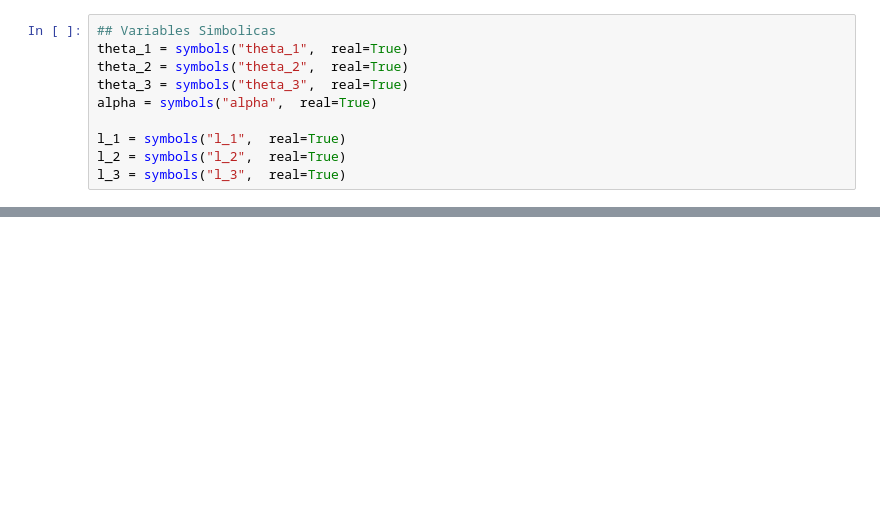
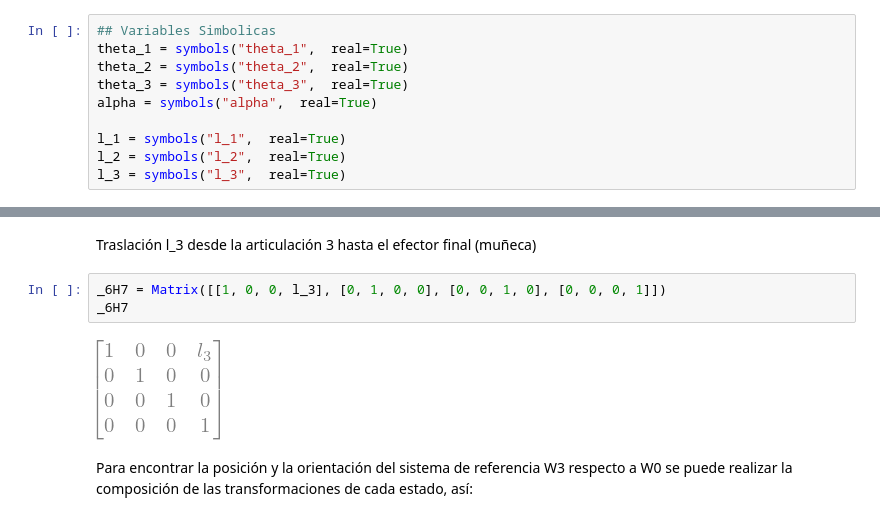
Before and after one commit to jrudascas/simulacion_infotep, a Jupyter notebook: Examples/Manipulador_Robotico_3D.ipynb, the cells around one changed output, grey strips where cells are left out. Cells and saved outputs as stored; diff of their text form; blank space fills up the shorter version.

Commit message:
Se agrega ejemplo para manipulador robotico

```diff
--- a/Examples/Robot_3D-Cinematics-Diferencial.ipynb
+++ b/Examples/Manipulador_Robotico_3D.ipynb
@@ -88,0 +82,9 @@ print_latex(dP)
+# %% [markdown]
+Traslación l_3 desde la articulación 3 hasta el efector final (muñeca)
+# %%
+_6H7 = Matrix([[1, 0, 0, l_3], [0, 1, 0, 0], [0, 0, 1, 0], [0, 0, 0, 1]])
+_6H7
+# %% [output]
+[figure, added]
+# %% [markdown]
+Para encontrar la posición y la orientación del sistema de referencia W3 respecto a W0 se puede realizar la composición de las transformaciones de cada estado, así:
```
Also changed, not shown: parts of 50 cells of this notebook, 12 other files.
